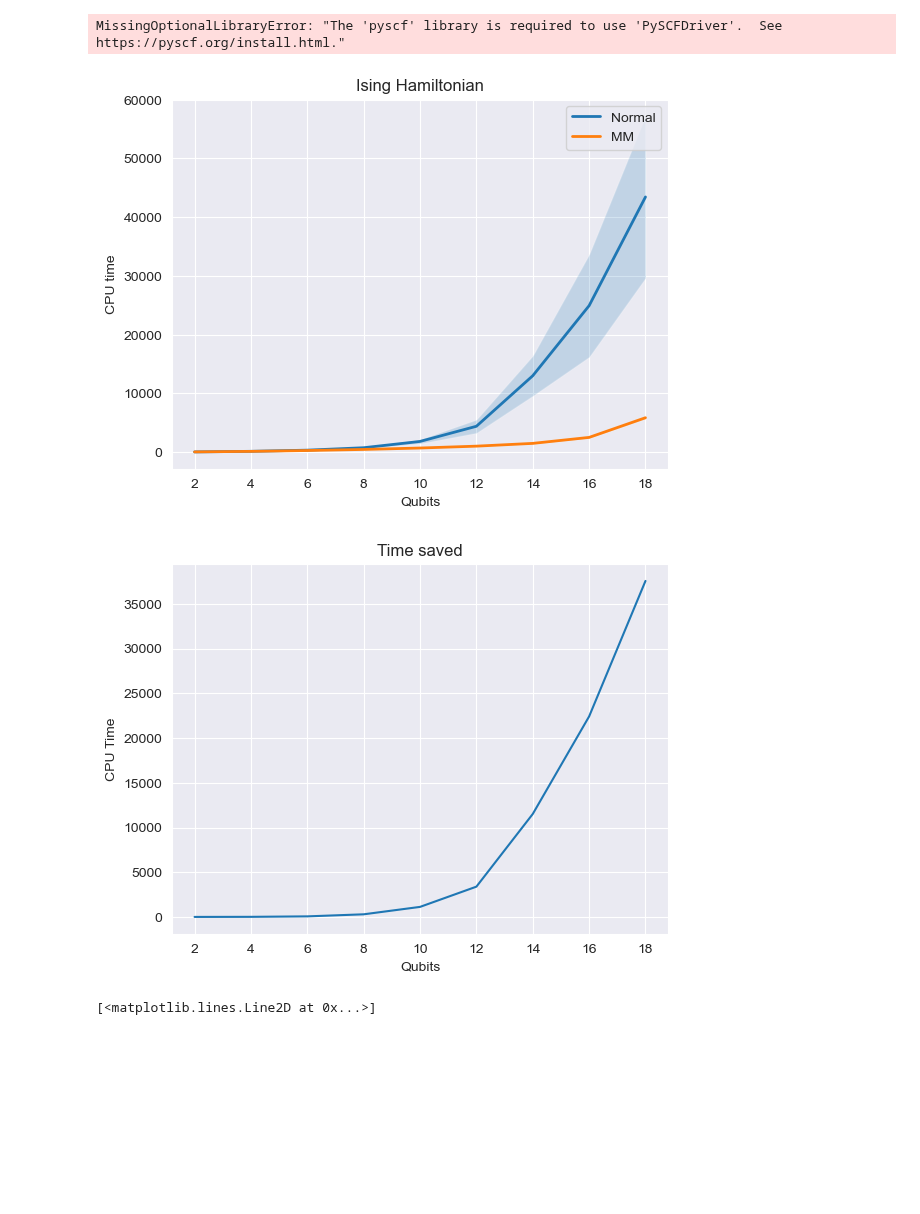
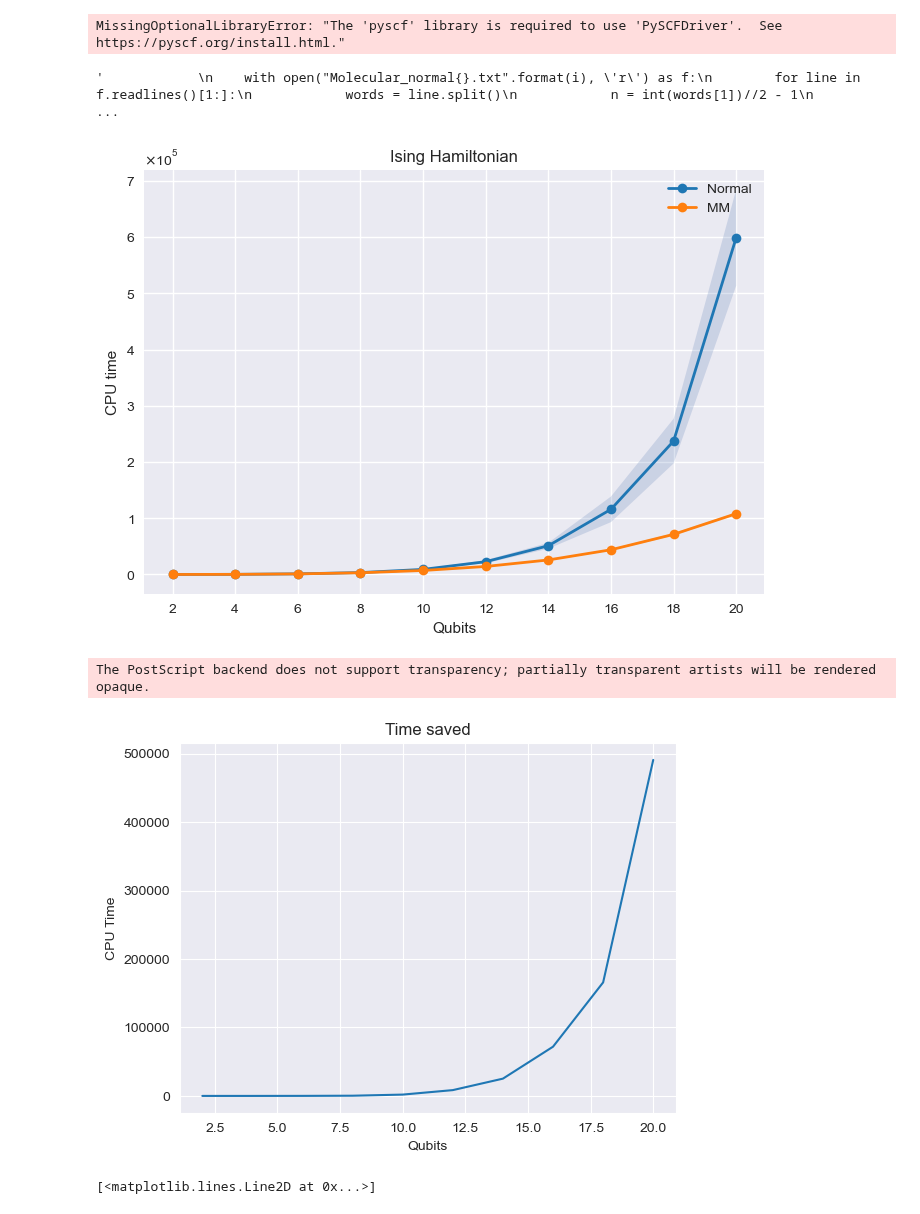
Before and after one commit to chichun-chen/Measurement_Memory, a Jupyter notebook: Numerical experments.ipynb, the cells around one changed output. Drawn from its saved outputs; the diff is of its cells as text; code cells hidden in the pictures; blank space fills up the shorter version.

```diff
--- a/Numerical experments.ipynb
+++ b/Numerical experments.ipynb
@@ -659,11 +659,11 @@ print(second_q_op[0])
 # %% [output]
 MissingOptionalLibraryError: "The 'pyscf' library is required to use 'PySCFDriver'.  See https://pyscf.org/install.html."
 # %%
-Ni = range(2,19,2)
+Ni = range(2,21,2)
 Nm = [2, 4, 6, 8, 10, 12]
 
-Ising_normal = [[] for _ in range(9)]
-Ising_MM = [[] for _ in range(9)]
+Ising_normal = [[] for _ in range(1,11)]
+Ising_MM = [[] for _ in range(1, 11)]
 Mol_normal = [[] for _ in range(6)]
 Mol_MM = [[] for _ in range(6)]
 for i in range(1,11):
@@ -678,7 +678,7 @@ for i in range(1,11):
             n = int(words[0])//2 - 1
             Ising_MM[n].append(float(words[1]))
 
-
+'''
     with open("Molecular_normal{}.txt".format(i), 'r') as f:
         for line in f.readlines()[1:]:
             words = line.split()
@@ -689,34 +689,51 @@ for i in range(1,11):
             words = line.split()
             n = int(words[1])//2 - 1
             Mol_MM[n].append(float(words[2]))
+'''
+# %% [output]
+'            \n    with open("Molecular_normal{}.txt".format(i), \'r\') as f:\n        for line in f.readlines()[1:]:\n            words = line.split()\n            n = int(words[1])//2 - 1\n          ...
 # %%
 import numpy as np
 import matplotlib.pyplot as plt
 import seaborn as sns
 
-yn = np.array([np.mean(Ising_normal[i]) for i in range(9)])
-yn_std = np.array([np.std(Ising_normal[i]) for i in range(9)])
-ym = np.array([np.mean(Ising_MM[i]) for i in range(9)])
-ym_std = np.array([np.std(Ising_MM[i]) for i in range(9)])
+yn = np.array([np.mean(Ising_normal[i]) for i in range(10)])
+yn_std = np.array([np.std(Ising_normal[i]) for i in range(10)])
+ym = np.array([np.mean(Ising_MM[i]) for i in range(10)])
+ym_std = np.array([np.std(Ising_MM[i]) for i in range(10)])
 
 
-clrs = sns.color_palette("husl", 5)
-with sns.axes_style("darkgrid"):
-    plt.plot(Ni, yn, label="Normal",linewidth=2)
-    plt.fill_between(Ni, yn-yn_std, yn+yn_std, alpha=0.2)
-    plt.plot(Ni, ym, label="MM", linewidth=2)
-    plt.fill_between(Ni, ym-ym_std, ym+ym_std, alpha=0.2)
+fig, ax = plt.subplots(1, 1)
+plt.style.use("seaborn")
+#clrs = sns.color_palette("husl", 5)
+#with sns.axes_style("darkgrid"):
+ax.plot(Ni, yn, label="Normal", marker='o',color="tab:blue", linewidth=2)
+ax.fill_between(Ni, yn-yn_std, yn+yn_std, alpha=0.2)
+ax.plot(Ni, ym, label="MM", marker='o', color="tab:orange",linewidth=2)
+ax.fill_between(Ni, ym-ym_std, ym+ym_std, alpha=0.2)
 
-    plt.legend()
-    plt.ylabel("CPU time")
-    plt.xlabel("Qubits")
-    plt.title("Ising Hamiltonian")
-    plt.show()
+
+
+
+from matplotlib import ticker
+formatter = ticker.ScalarFormatter(useMathText=True)
+formatter.set_scientific(True)
+formatter.set_powerlimits((-1,1))
+ax.yaxis.set_major_formatter(formatter)
+
+plt.xticks(Ni)
+plt.legend()
+plt.ylabel("CPU time")
+plt.xlabel("Qubits")
+plt.title("Ising Hamiltonian")
+plt.show()
+fig.savefig("ISING.eps")
 # %% [output]
-[figure, old version]
+[figure, new version]
+The PostScript backend does not support transparency; partially transparent artists will be rendered opaque.
 # %%
 S = []
-for i in range(9):
+for i in range(10):
     S.append(yn[i] - ym[i])
 
 with sns.axes_style("darkgrid"):
@@ -726,7 +743,7 @@ with sns.axes_style("darkgrid"):
     plt.xlabel("Qubits")
     plt.show()
 # %% [output]
-[figure, old version]
+[figure, new version]
 # %%
 #plt.plot(Nm, Mol_normal)
 #plt.plot(Nm, Mol_MM)
```
Also changed, not shown: 6 other files.
